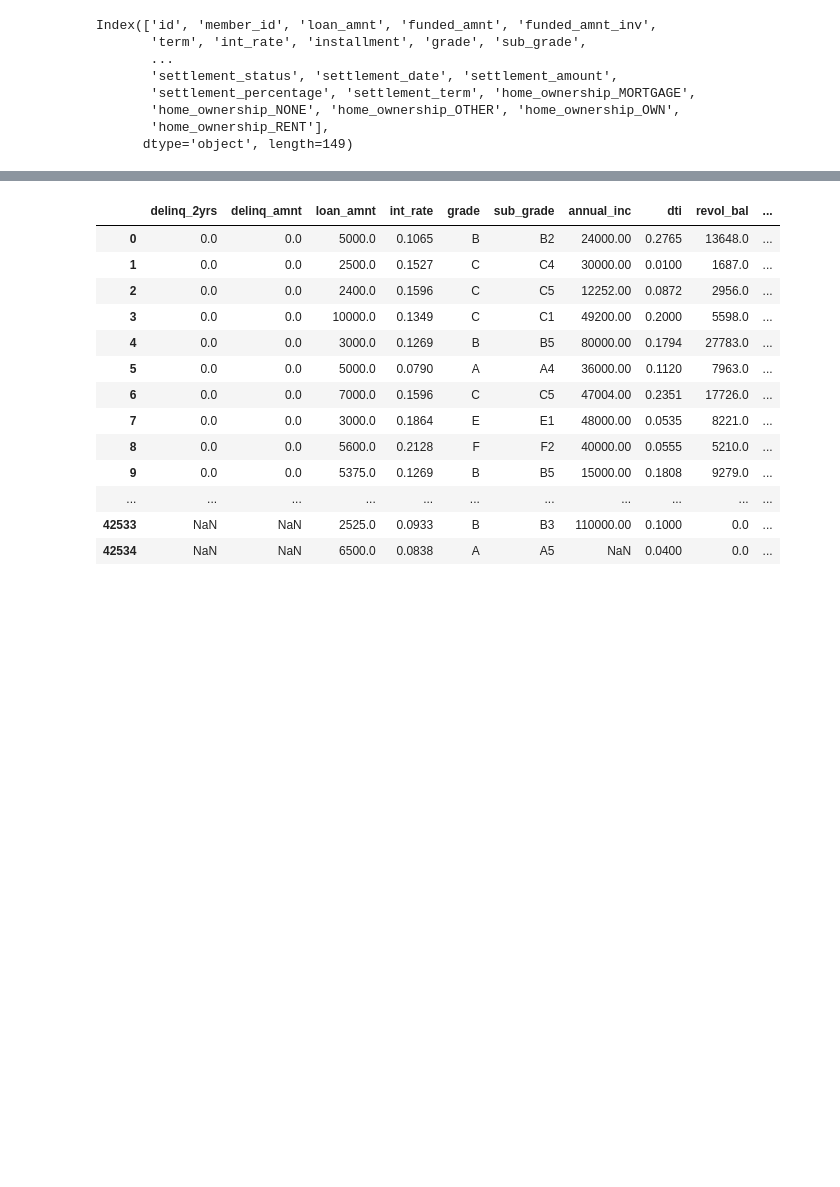
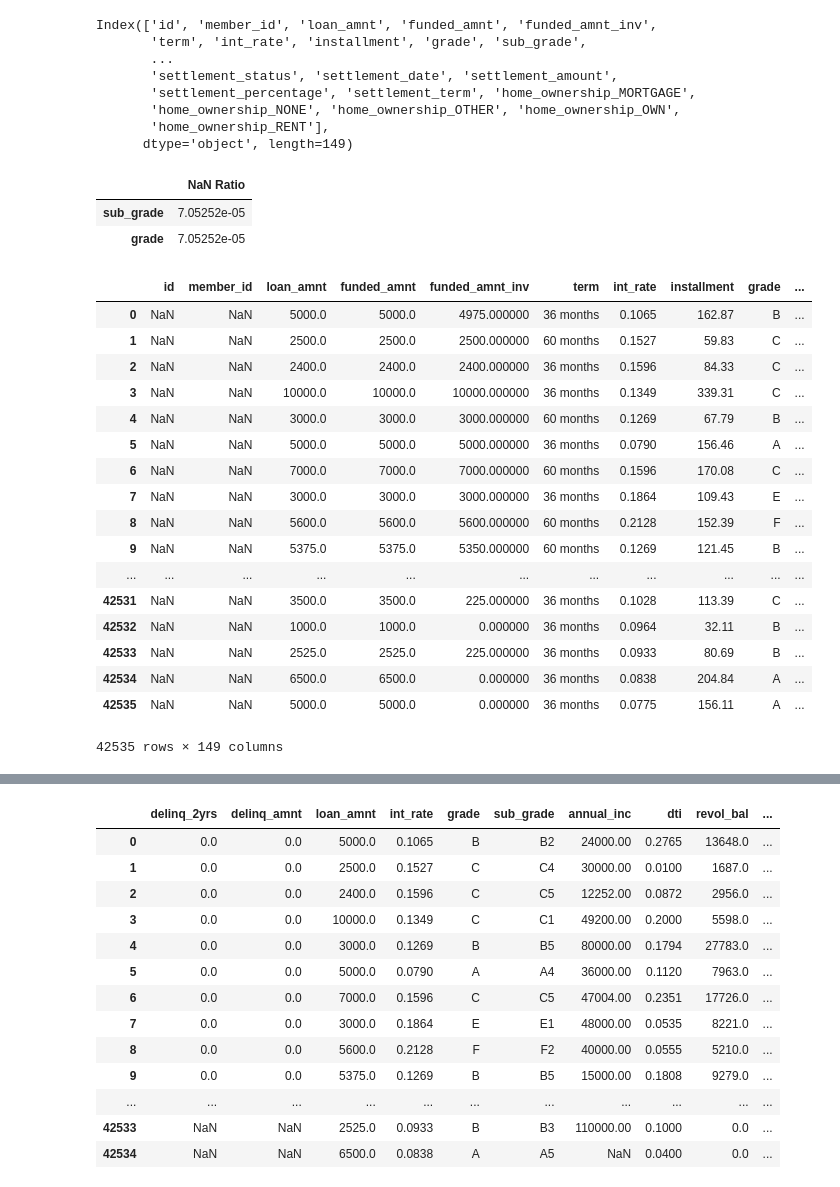
Before and after one commit to tmaounis/cs109a-LendingClub, a Jupyter notebook: cs109a-LendingClub.ipynb, the cells around one changed output, grey strips where cells are left out. Drawn from its saved outputs; the diff is of its cells as text; code cells hidden in the pictures; blank space fills up the shorter version.

```diff
--- a/cs109a-LendingClub.ipynb
+++ b/cs109a-LendingClub.ipynb
@@ -337,0 +367,27 @@ Index(['id', 'member_id', 'loan_amnt', 'funded_amnt', 'funded_amnt_inv',
+# %%
+stats_NAN(df_old_hodum[['sub_grade','grade']])
+# %% [output]
+|  | NaN Ratio |
+| sub_grade | 7.05252e-05 |
+| grade | 7.05252e-05 |
+# %%
+df_old_hodum.dropna(subset=['grade','sub_grade'])
+# %% [output]
+|  | id | member_id | loan_amnt | funded_amnt | funded_amnt_inv | term | int_rate | installment | grade | ... |
+| 0 | NaN | NaN | 5000.0 | 5000.0 | 4975.000000 | 36 months | 0.1065 | 162.87 | B | ... |
+| 1 | NaN | NaN | 2500.0 | 2500.0 | 2500.000000 | 60 months | 0.1527 | 59.83 | C | ... |
+| 2 | NaN | NaN | 2400.0 | 2400.0 | 2400.000000 | 36 months | 0.1596 | 84.33 | C | ... |
+| 3 | NaN | NaN | 10000.0 | 10000.0 | 10000.000000 | 36 months | 0.1349 | 339.31 | C | ... |
+| 4 | NaN | NaN | 3000.0 | 3000.0 | 3000.000000 | 60 months | 0.1269 | 67.79 | B | ... |
+| 5 | NaN | NaN | 5000.0 | 5000.0 | 5000.000000 | 36 months | 0.0790 | 156.46 | A | ... |
+| 6 | NaN | NaN | 7000.0 | 7000.0 | 7000.000000 | 60 months | 0.1596 | 170.08 | C | ... |
+| 7 | NaN | NaN | 3000.0 | 3000.0 | 3000.000000 | 36 months | 0.1864 | 109.43 | E | ... |
+| 8 | NaN | NaN | 5600.0 | 5600.0 | 5600.000000 | 60 months | 0.2128 | 152.39 | F | ... |
+| 9 | NaN | NaN | 5375.0 | 5375.0 | 5350.000000 | 60 months | 0.1269 | 121.45 | B | ... |
+| ... | ... | ... | ... | ... | ... | ... | ... | ... | ... | ... |
+| 42531 | NaN | NaN | 3500.0 | 3500.0 | 225.000000 | 36 months | 0.1028 | 113.39 | C | ... |
+| 42532 | NaN | NaN | 1000.0 | 1000.0 | 0.000000 | 36 months | 0.0964 | 32.11 | B | ... |
+| 42533 | NaN | NaN | 2525.0 | 2525.0 | 225.000000 | 36 months | 0.0933 | 80.69 | B | ... |
+| 42534 | NaN | NaN | 6500.0 | 6500.0 | 0.000000 | 36 months | 0.0838 | 204.84 | A | ... |
+| 42535 | NaN | NaN | 5000.0 | 5000.0 | 0.000000 | 36 months | 0.0775 | 156.11 | A | ... |
+42535 rows × 149 columns
```
Also changed, not shown: parts of 8 cells of this notebook.
